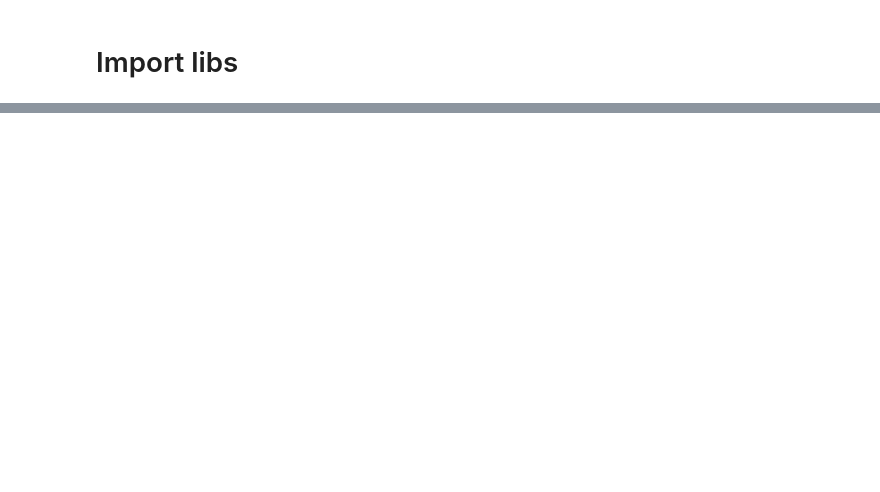
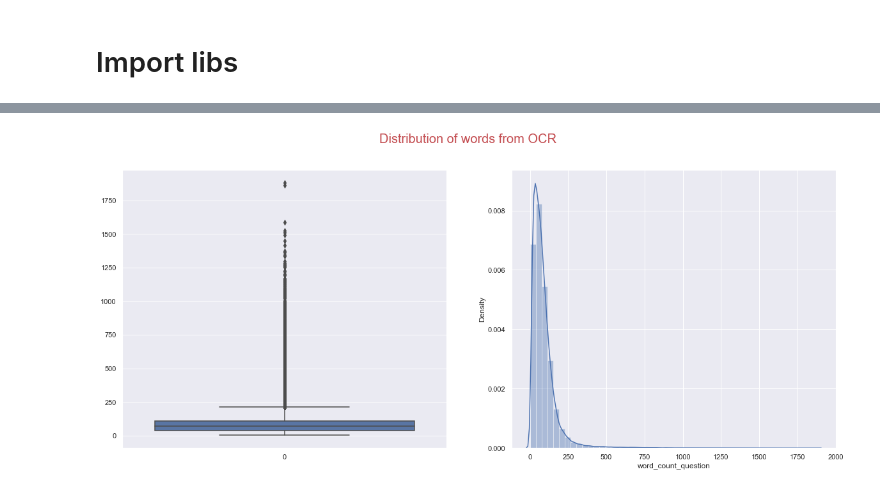
Before and after one commit to galaxyed/DS-Handover, a Jupyter notebook: ICM/API_checking.ipynb, the cells around one changed output, grey strips where cells are left out. Drawn from its saved outputs; the diff is of its cells as text; code cells hidden in the pictures; blank space fills up the shorter version.

```diff
--- a/ICM/API_checking.ipynb
+++ b/ICM/API_checking.ipynb
@@ -13,0 +36,26 @@ def request_API(post_url, payload):
+# %%
+def clean_function(text):
+    #lowercase
+    text = text.lower()
+
+#     #xoá ký tự đặc biệt, ký tự không phải alphanumeric
+#     text = re.sub("[^a-z0-9àáạảãâầấậẩẫăằắặẳẵèéẹẻẽêềếệểễòóọỏõôồốộổỗơờớợởỡìíịỉĩùúụủũưừứựửữỳýỵỷỹđ]",' ', text)
+
+#     #xoá leading zero
+#     text = [e.lstrip('0') for e in text.split(' ')]
+#     text = (' ').join(text)
+
+    #replace extra spaces with single space
+    text = re.sub(' +',' ',text)
+
+    #xoá khoảng trắng ở đầu và cuối mỗi câu
+    text = text.strip()
+
+    #word tokenzie
+    text = word_tokenize(text, format='text')
+    return text
+# %%
+check_dup = df['ImageOCR'][df['ImageOCR'].duplicated()]
+
+df = df.drop(check_dup.index).reset_index(drop = True)
+df.shape
@@ -13,0 +64,5 @@ def request_API(post_url, payload):
+# %%
+t0 = time.time()
+
+df['clean_question'] = df['ImageOCR'].map(lambda x: clean_function(x))
+print('Cleaning dataset took {:.2f} minutes.'.format((time.time() - t0) / 60))
@@ -13,0 +71,4 @@ def request_API(post_url, payload):
+# %%
+df['char_count_question'] = df['clean_question'].str.len()
+df['word_count_question'] = df['clean_question'].str.split().str.len()
+df['average_word_length_question'] = df['char_count_question'] / df['word_count_question']
@@ -13,0 +96,10 @@ def request_API(post_url, payload):
+# %%
+sb.set_theme()
+plt.figure(figsize=(20, 8))
+plt.subplot(121)
+sb.boxplot(data = df['word_count_question'], orient = 'v')
+plt.subplot(122)
+sb.distplot(df['word_count_question'])
+plt.suptitle('Distribution of words from OCR', fontsize = 20, color = 'r');
+# %% [output]
+[figure, added]
```
Also changed, not shown: parts of 29 cells of this notebook, 32 other files.
